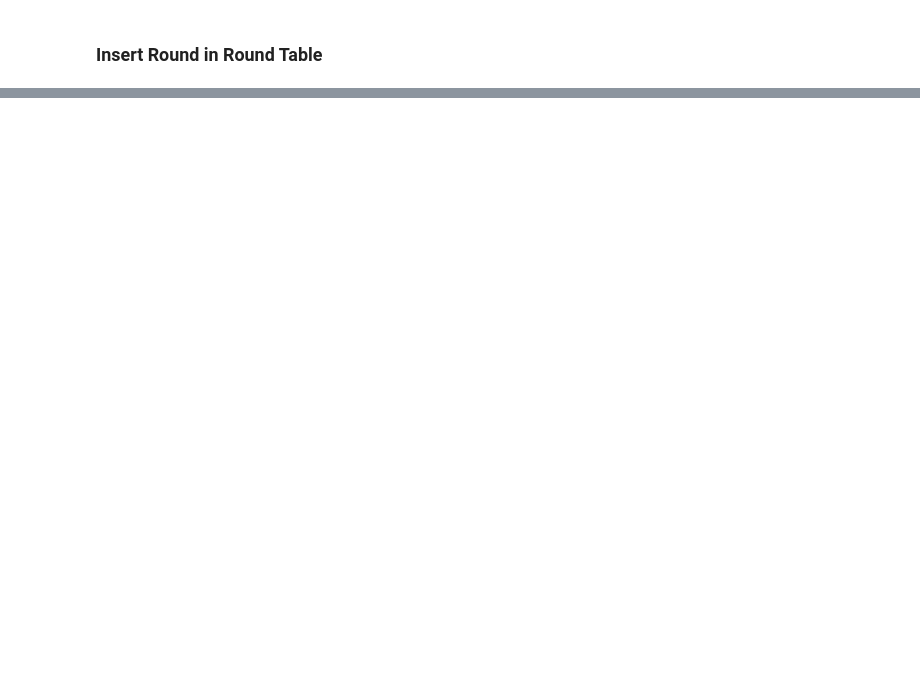
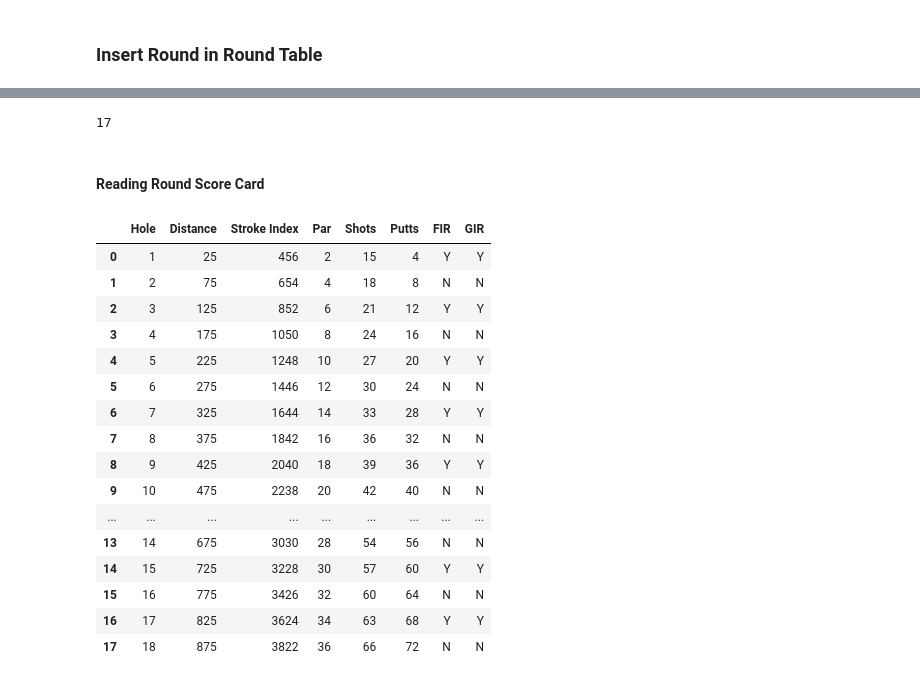
Before and after one commit to JaumeClave/masters, a Jupyter notebook: notebooks/04_adding_golf_round.ipynb, the cells around one changed output, grey strips where cells are left out. Cells and saved outputs as stored; diff of their text form; code cells hidden in the pictures; blank space fills up the shorter version.

```diff
--- a/notebooks/04_adding_golf_round.ipynb
+++ b/notebooks/04_adding_golf_round.ipynb
@@ -444,0 +572,28 @@ TypeError: insert_round_in_round_table() takes 9 positional arguments but 10 wer
+# %%
+date_created = "2022-03-05"
+time_created = "14:28:08"
+get_round_id_from_round_features(80, 12, "2022-03-05", 5, date_created, time_created)
+# %% [output]
+17
+# %% [markdown]
+#### Reading Round Score Card
+# %%
+pd.read_csv(r"C:\Users\Jaume\Downloads\golf_round_score_card_template (32).csv")
+# %% [output]
+|  | Hole | Distance | Stroke Index | Par | Shots | Putts | FIR | GIR |
+| 0 | 1 | 25 | 456 | 2 | 15 | 4 | Y | Y |
+| 1 | 2 | 75 | 654 | 4 | 18 | 8 | N | N |
+| 2 | 3 | 125 | 852 | 6 | 21 | 12 | Y | Y |
+| 3 | 4 | 175 | 1050 | 8 | 24 | 16 | N | N |
+| 4 | 5 | 225 | 1248 | 10 | 27 | 20 | Y | Y |
+| 5 | 6 | 275 | 1446 | 12 | 30 | 24 | N | N |
+| 6 | 7 | 325 | 1644 | 14 | 33 | 28 | Y | Y |
+| 7 | 8 | 375 | 1842 | 16 | 36 | 32 | N | N |
+| 8 | 9 | 425 | 2040 | 18 | 39 | 36 | Y | Y |
+| 9 | 10 | 475 | 2238 | 20 | 42 | 40 | N | N |
+| ... | ... | ... | ... | ... | ... | ... | ... | ... |
+| 13 | 14 | 675 | 3030 | 28 | 54 | 56 | N | N |
+| 14 | 15 | 725 | 3228 | 30 | 57 | 60 | Y | Y |
+| 15 | 16 | 775 | 3426 | 32 | 60 | 64 | N | N |
+| 16 | 17 | 825 | 3624 | 34 | 63 | 68 | Y | Y |
+| 17 | 18 | 875 | 3822 | 36 | 66 | 72 | N | N |
```
Also changed, not shown: parts of 24 cells of this notebook, 10 other files.
